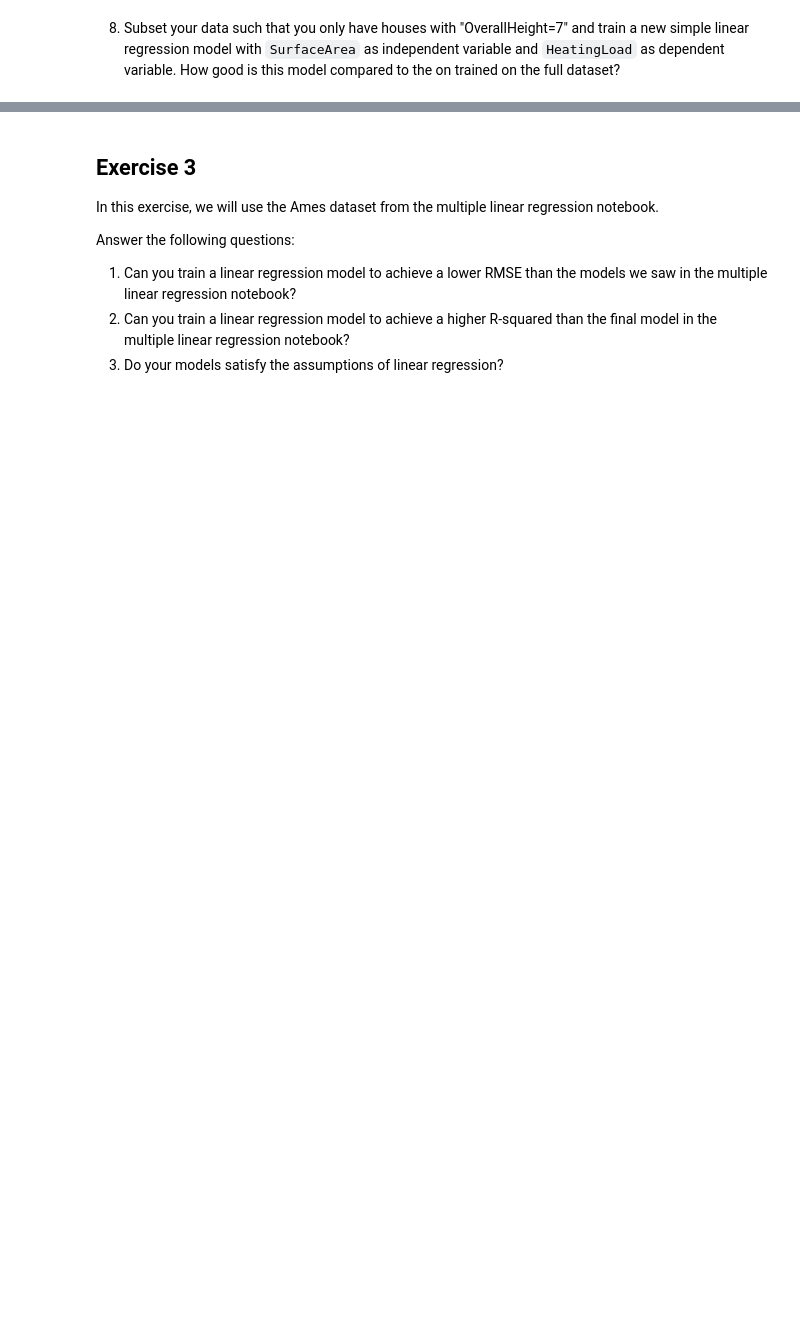
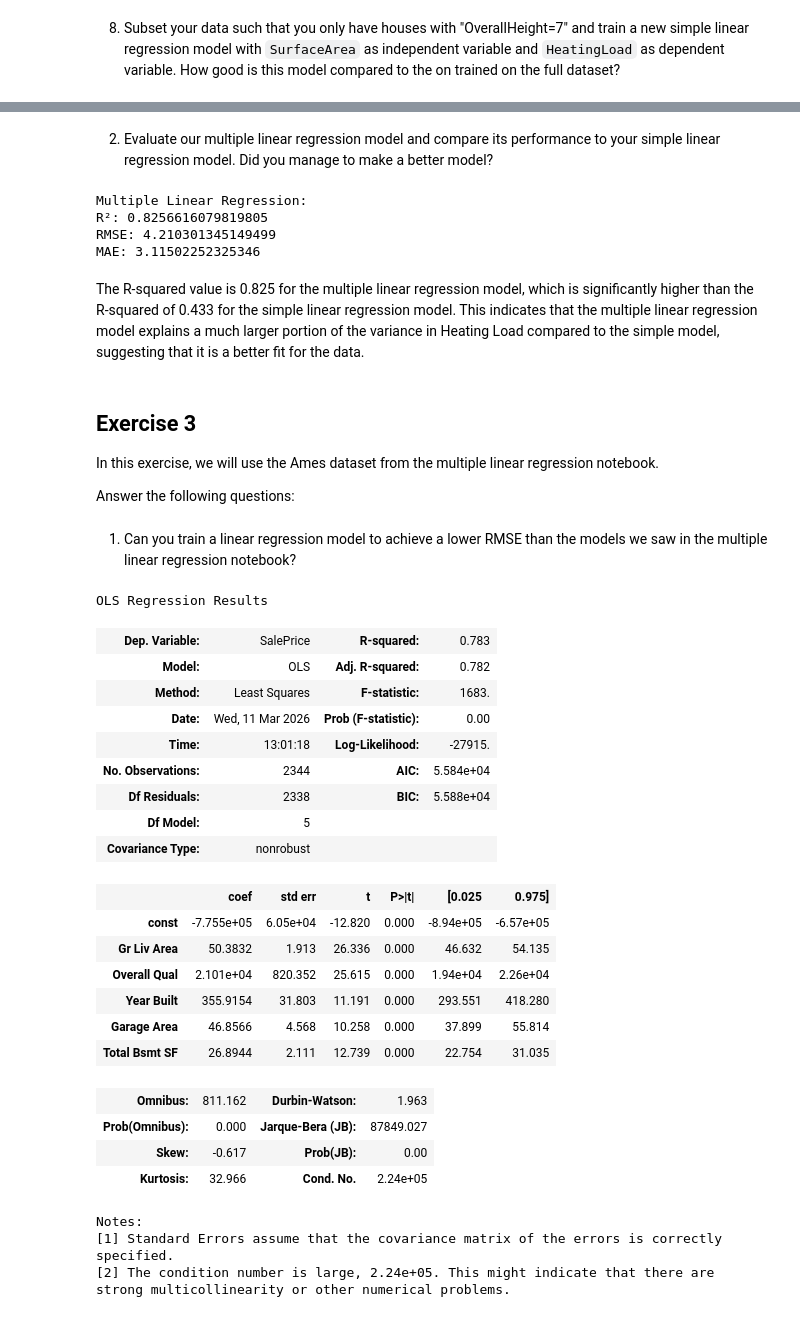
Before and after one commit to nikolajkring/Data-Things---Sem-2, a Jupyter notebook: 5) Linear regression/Exercises in linear regression.ipynb, the cells around one changed output, grey strips where cells are left out. Cells and saved outputs as stored; diff of their text form; code cells hidden in the pictures; blank space fills up the shorter version.

```diff
--- a/5) Linear regression/Exercises in linear regression.ipynb
+++ b/5) Linear regression/Exercises in linear regression.ipynb
@@ -164,0 +176,7 @@ Answer the following questions:
+# %%
+X = energy_data[['SurfaceArea', 'WallArea', 'RoofArea', 'RelativeCompactness']]
+X = sm.add_constant(X)
+y = energy_data['HeatingLoad']
+
+multi_model = sm.OLS(y, X).fit()
+multi_model.summary()
@@ -165,11 +208,65 @@ Answer the following questions:
+# %% [markdown]
+2. Evaluate our multiple linear regression model and compare its performance to your simple linear regression model. Did you manage to make a better model?
 # %%
-# 2. Evaluate our multiple linear regression model and compare its performance to your simple linear regression model. Did you manage to make a better model?
+y_pred_multi = multi_model.predict(X)
+
+print("Multiple Linear Regression:")
+print("R²:", r2_score(y, y_pred_multi))
+print("RMSE:", root_mean_squared_error(y, y_pred_multi))
+print("MAE:", mean_absolute_error(y, y_pred_multi))
+# %% [output]
+Multiple Linear Regression:
+R²: 0.8256616079819805
+RMSE: 4.210301345149499
+MAE: 3.11502252325346
+# %% [markdown]
+The R-squared value is 0.825 for the multiple linear regression model, which is significantly higher than the R-squared of 0.433 for the simple linear regression model. This indicates that the multiple linear regression model explains a much larger portion of the variance in Heating Load compared to the simple model, suggesting that it is a better fit for the data.
 # %% [markdown]
 ## Exercise 3
 
 In this exercise, we will use the Ames dataset from the multiple linear regression notebook.
 
 Answer the following questions:
-1. Can you train a linear regression model to achieve a lower RMSE than the models we saw in the multiple linear regression notebook?
-2. Can you train a linear regression model to achieve a higher R-squared than the final model in the multiple linear regression notebook?
-3. Do your models satisfy the assumptions of linear regression?
+# %%
+# Load the Ames dataset
+ames_data = pd.read_csv('AmesHousing.csv')
+# %% [markdown]
+1. Can you train a linear regression model to achieve a lower RMSE than the models we saw in the multiple linear regression notebook?
+# %%
+# Features - picking strong predictors
+X = ames_data[['Gr Liv Area', 'Overall Qual', 'Year Built', 'Garage Area', 'Total Bsmt SF']].fillna(0)
+y = ames_data['SalePrice']
+
+X_train, X_test, y_train, y_test = train_test_split(X, y, test_size=0.2, random_state=42)
+
+X_train_sm = sm.add_constant(X_train)
+X_test_sm = sm.add_constant(X_test)
+
+ames_model = sm.OLS(y_train, X_train_sm).fit()
+ames_model.summary()
+# %% [output]
+OLS Regression Results
+| Dep. Variable: | SalePrice | R-squared: | 0.783 |
+| Model: | OLS | Adj. R-squared: | 0.782 |
+| Method: | Least Squares | F-statistic: | 1683. |
+| Date: | Wed, 11 Mar 2026 | Prob (F-statistic): | 0.00 |
+| Time: | 13:01:18 | Log-Likelihood: | -27915. |
+| No. Observations: | 2344 | AIC: | 5.584e+04 |
+| Df Residuals: | 2338 | BIC: | 5.588e+04 |
+| Df Model: | 5 |  |  |
+| Covariance Type: | nonrobust |  |  |
+|  | coef | std err | t | P>|t| | [0.025 | 0.975] |
+| const | -7.755e+05 | 6.05e+04 | -12.820 | 0.000 | -8.94e+05 | -6.57e+05 |
+| Gr Liv Area | 50.3832 | 1.913 | 26.336 | 0.000 | 46.632 | 54.135 |
+| Overall Qual | 2.101e+04 | 820.352 | 25.615 | 0.000 | 1.94e+04 | 2.26e+04 |
+| Year Built | 355.9154 | 31.803 | 11.191 | 0.000 | 293.551 | 418.280 |
+| Garage Area | 46.8566 | 4.568 | 10.258 | 0.000 | 37.899 | 55.814 |
+| Total Bsmt SF | 26.8944 | 2.111 | 12.739 | 0.000 | 22.754 | 31.035 |
+| Omnibus: | 811.162 | Durbin-Watson: | 1.963 |
+| Prob(Omnibus): | 0.000 | Jarque-Bera (JB): | 87849.027 |
+| Skew: | -0.617 | Prob(JB): | 0.00 |
+| Kurtosis: | 32.966 | Cond. No. | 2.24e+05 |
+Notes:
+[1] Standard Errors assume that the covariance matrix of the errors is correctly specified.
+[2] The condition number is large, 2.24e+05. This might indicate that there are
+strong multicollinearity or other numerical problems.
```
Also changed, not shown: parts of 15 cells of this notebook, 2 other files.
